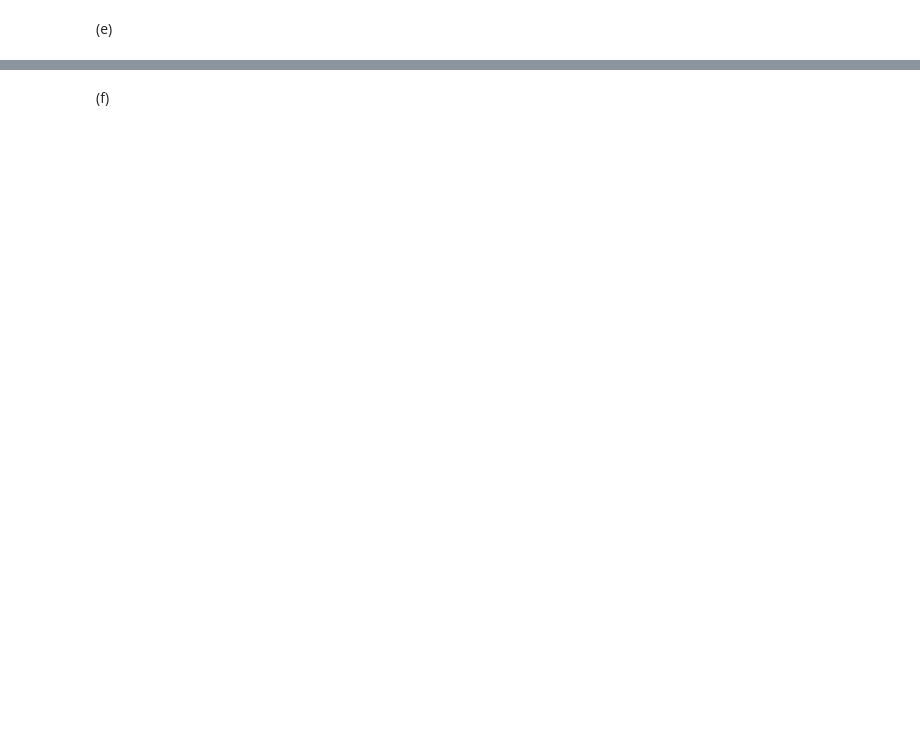
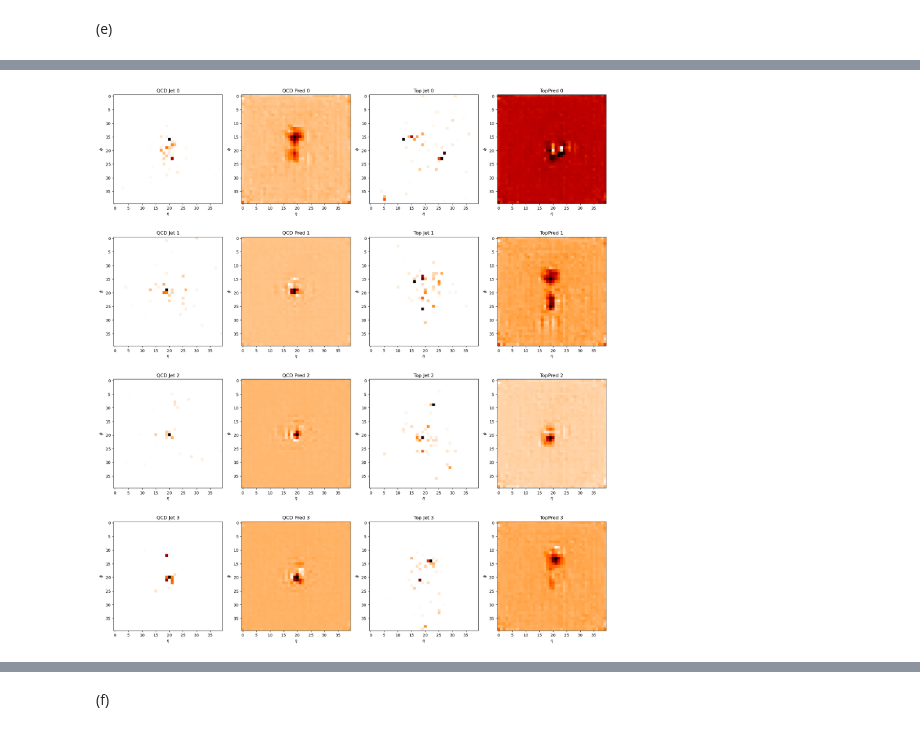
Before and after one commit to phopopo/mlph2023-Exercises, a Jupyter notebook: sheet08.ipynb, the cells around one changed output, grey strips where cells are left out. Cells and saved outputs as stored; diff of their text form; code cells hidden in the pictures; blank space fills up the shorter version.

```diff
--- a/sheet08.ipynb
+++ b/sheet08.ipynb
@@ -699,0 +711,28 @@ RuntimeError: Given groups=1, weight of size [5, 1, 3, 3], expected input[1, 64,
+# %%
+#Visualizing input and predictions for the first 4 top and qcd jets
+First4TopJets_torch = torch.tensor(First4TopJets).float()
+First4QCDJets_torch = torch.tensor(First4QCDJets).float()
+#Generate the model outputs
+with torch.no_grad():
+    First4TopPreds_cnn = cnn_model(First4TopJets_torch)
+    First4QCDPreds_cnn = cnn_model(First4QCDJets_torch)
+# %%
+#visualize
+fig, axs = plt.subplots( 4, 4, figsize=(18,20) )
+
+First4Labels = ["QCD Jet " ,"QCD Pred ", "Top Jet ", "TopPred "]
+First4 = [First4QCDJets[:,0,...], First4QCDPreds_cnn.numpy()[:,0,...],First4TopJets[:,0,...], First4TopPreds_cnn.numpy()[:,0,...]]
+
+for i in range(4):
+    for j in range(4):
+        axs[i, j].imshow(First4[j][i,...], cmap="gist_heat_r" )
+        axs[i,j].set_xlabel( "$\eta$" )
+        axs[i,j].set_ylabel( "$\phi$" )
+        axs[i,j].set_title(First4Labels[j]+str(i))
+
+fig.tight_layout()
+
+fig.show()
+fig.savefig("kernels 3-3-3 50 epochs bttlneck20")
+# %% [output]
+[figure, added]
```
Also changed, not shown: parts of 26 cells of this notebook, 6 other files.
